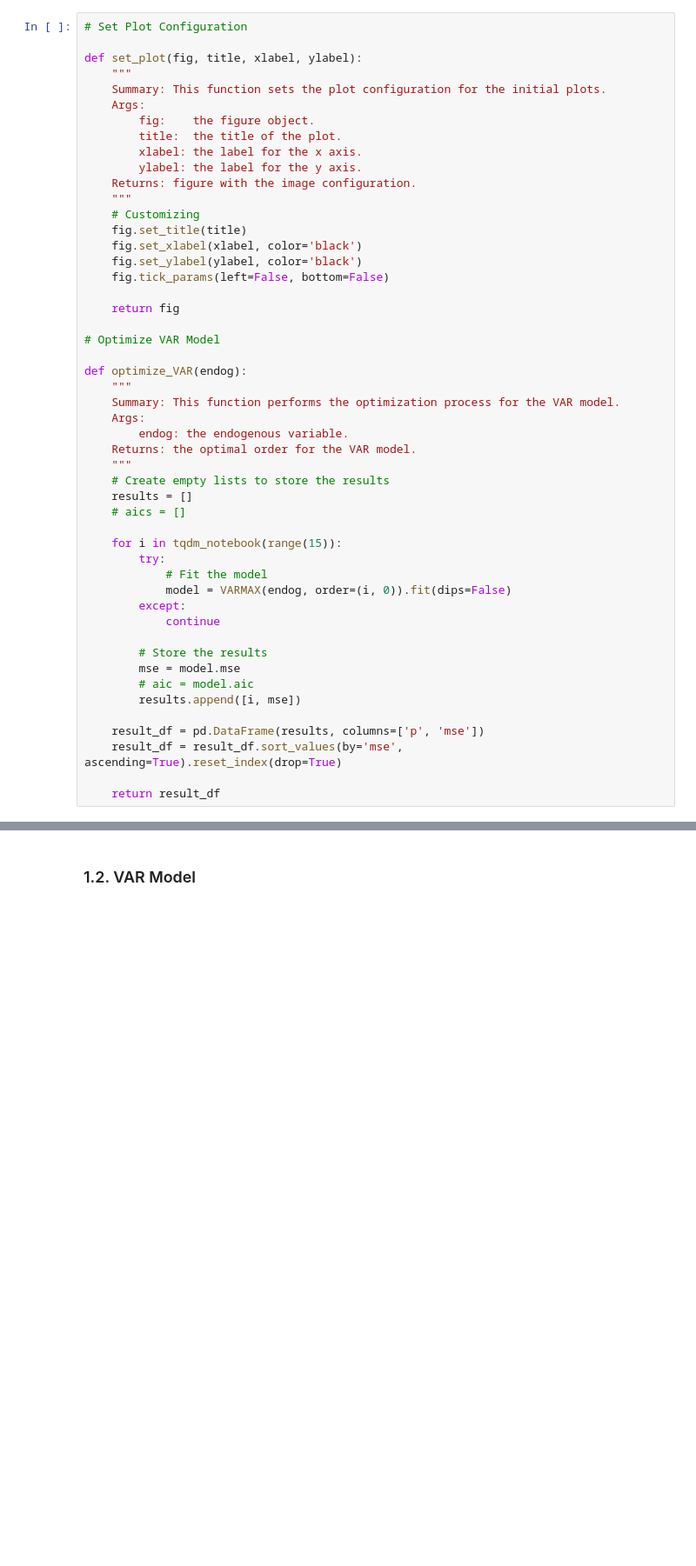
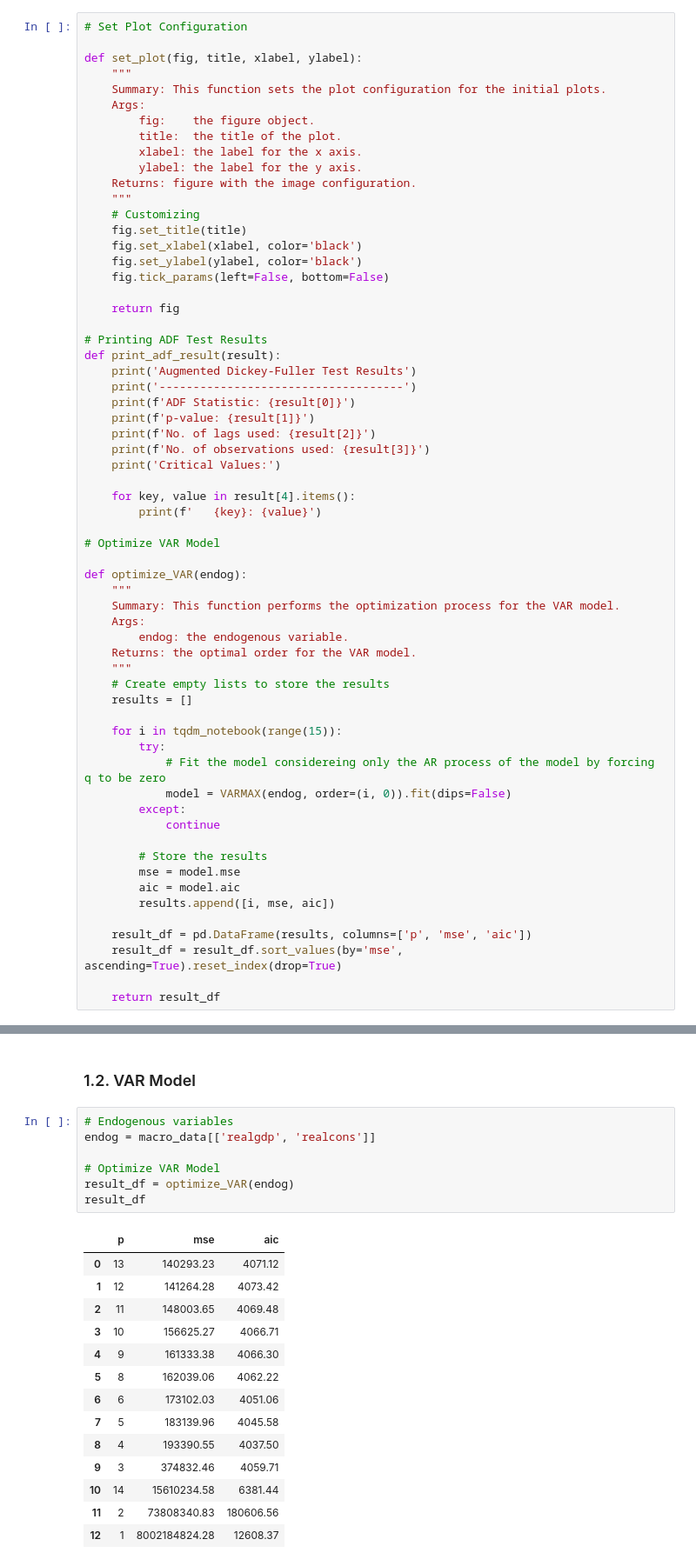
Before and after one commit to caiocasagrande/US_macroeconomic, a Jupyter notebook: notebooks/macroeconomic_varmax_analysis.ipynb, the cells around one changed output, grey strips where cells are left out. Shown at 87% size. Saved outputs shown, nothing was run; the diff lists cells and outputs as text; blank space fills up the shorter version.

```diff
--- a/notebooks/macroeconomic_varmax_analysis.ipynb
+++ b/notebooks/macroeconomic_varmax_analysis.ipynb
@@ -87,6 +87,19 @@ def set_plot(fig, title, xlabel, ylabel):
 
     return fig
 
+# Printing ADF Test Results
+def print_adf_result(result):
+    print('Augmented Dickey-Fuller Test Results')
+    print('------------------------------------')
+    print(f'ADF Statistic: {result[0]}')
+    print(f'p-value: {result[1]}')
+    print(f'No. of lags used: {result[2]}')
+    print(f'No. of observations used: {result[3]}')
+    print('Critical Values:')
+
+    for key, value in result[4].items():
+        print(f'   {key}: {value}')
+
 # Optimize VAR Model
 
 def optimize_VAR(endog):
@@ -98,21 +111,20 @@ def optimize_VAR(endog):
     """
     # Create empty lists to store the results
     results = []
-    # aics = []
 
     for i in tqdm_notebook(range(15)):
         try:
-            # Fit the model
+            # Fit the model considereing only the AR process of the model by forcing q to be zero
             model = VARMAX(endog, order=(i, 0)).fit(dips=False)
         except:
             continue
 
         # Store the results
         mse = model.mse
-        # aic = model.aic
-        results.append([i, mse])
+        aic = model.aic
+        results.append([i, mse, aic])
 
-    result_df = pd.DataFrame(results, columns=['p', 'mse'])
+    result_df = pd.DataFrame(results, columns=['p', 'mse', 'aic'])
     result_df = result_df.sort_values(by='mse', ascending=True).reset_index(drop=True)
 
     return result_df
@@ -195,2 +196,24 @@ Critical Values:
 # %% [markdown]
 ### 1.2. VAR Model
+# %%
+# Endogenous variables
+endog = macro_data[['realgdp', 'realcons']]
+
+# Optimize VAR Model
+result_df = optimize_VAR(endog)
+result_df
+# %% [output]
+|  | p | mse | aic |
+| 0 | 13 | 140293.23 | 4071.12 |
+| 1 | 12 | 141264.28 | 4073.42 |
+| 2 | 11 | 148003.65 | 4069.48 |
+| 3 | 10 | 156625.27 | 4066.71 |
+| 4 | 9 | 161333.38 | 4066.30 |
+| 5 | 8 | 162039.06 | 4062.22 |
+| 6 | 6 | 173102.03 | 4051.06 |
+| 7 | 5 | 183139.96 | 4045.58 |
+| 8 | 4 | 193390.55 | 4037.50 |
+| 9 | 3 | 374832.46 | 4059.71 |
+| 10 | 14 | 15610234.58 | 6381.44 |
+| 11 | 2 | 73808340.83 | 180606.56 |
+| 12 | 1 | 8002184824.28 | 12608.37 |
```
Also changed, not shown: parts of 21 cells of this notebook.
